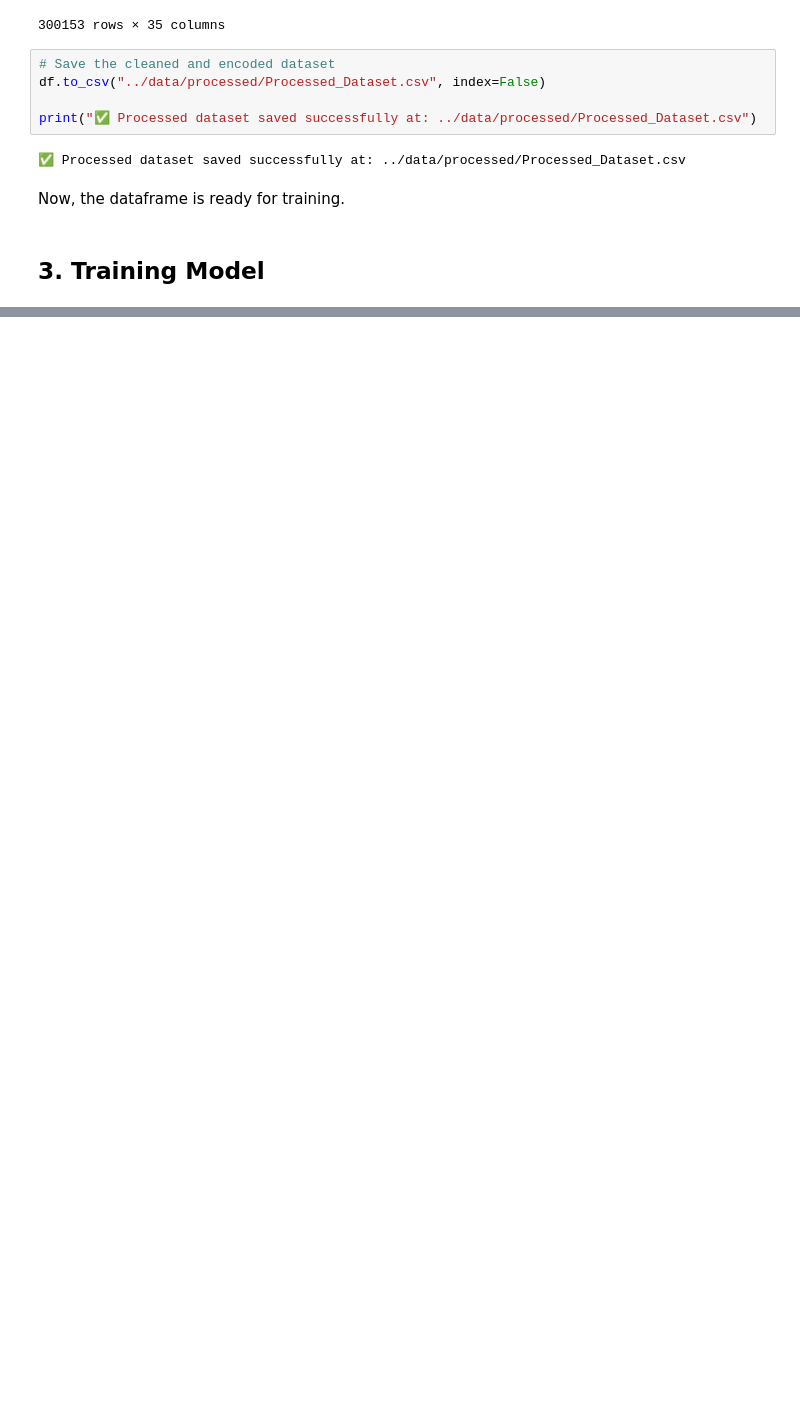
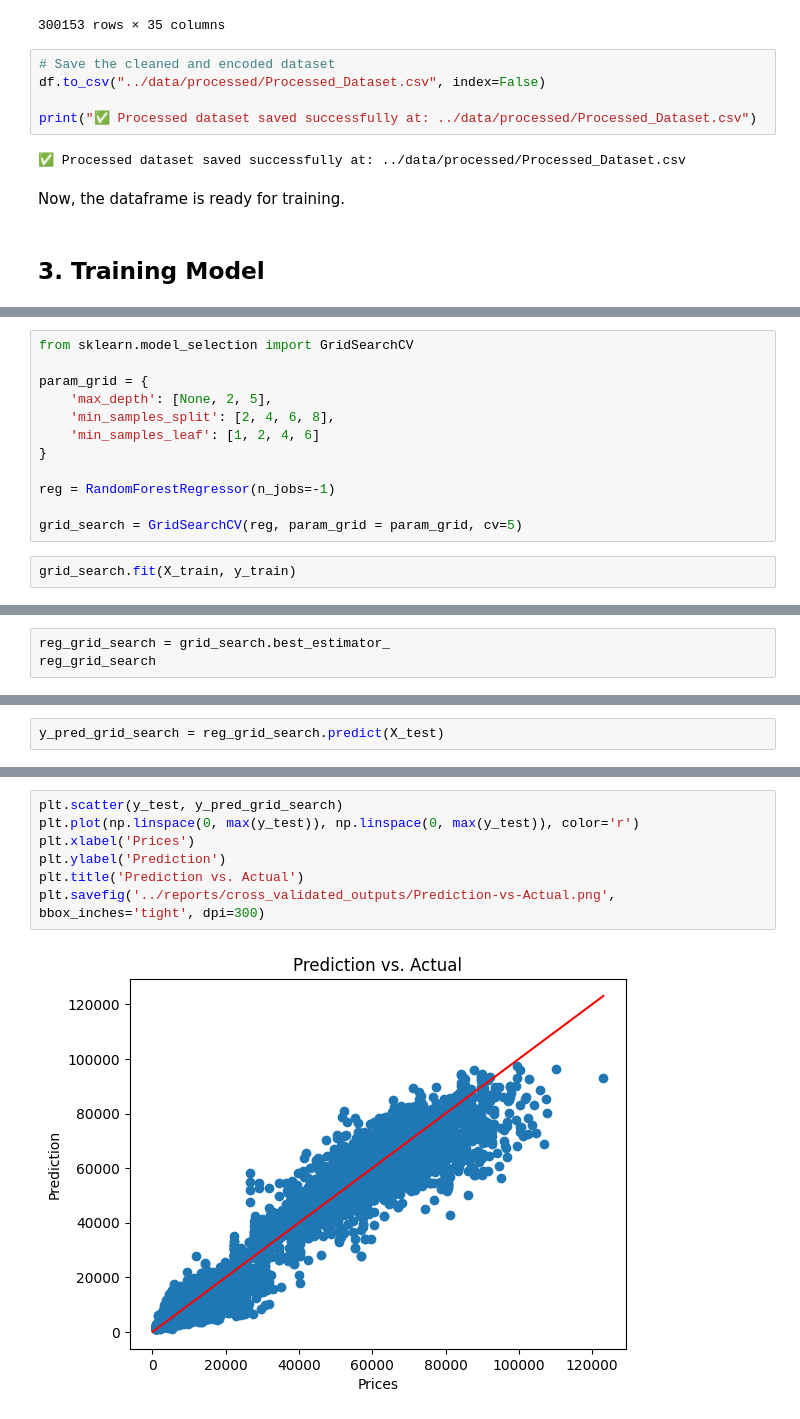
Before and after one commit to romemaliwat/Flight-Price-Prediction, a Jupyter notebook: notebooks/01_data_exploration.ipynb, the cells around one changed output, grey strips where cells are left out. Saved outputs shown, nothing was run; the diff lists cells and outputs as text; blank space fills up the shorter version.

```diff
--- a/notebooks/01_data_exploration.ipynb
+++ b/notebooks/01_data_exploration.ipynb
@@ -257,0 +382,14 @@ Now, the dataframe is ready for training.
+# %%
+from sklearn.model_selection import GridSearchCV
+
+param_grid = {
+    'max_depth': [None, 2, 5],
+    'min_samples_split': [2, 4, 6, 8],
+    'min_samples_leaf': [1, 2, 4, 6]
+}
+
+reg = RandomForestRegressor(n_jobs=-1)
+
+grid_search = GridSearchCV(reg, param_grid = param_grid, cv=5)
+# %%
+grid_search.fit(X_train, y_train)
@@ -257,0 +405,3 @@ Now, the dataframe is ready for training.
+# %%
+reg_grid_search = grid_search.best_estimator_
+reg_grid_search
@@ -257,0 +414,2 @@ Now, the dataframe is ready for training.
+# %%
+y_pred_grid_search = reg_grid_search.predict(X_test)
@@ -257,0 +426,9 @@ Now, the dataframe is ready for training.
+# %%
+plt.scatter(y_test, y_pred_grid_search)
+plt.plot(np.linspace(0, max(y_test)), np.linspace(0, max(y_test)), color='r')
+plt.xlabel('Prices')
+plt.ylabel('Prediction')
+plt.title('Prediction vs. Actual')
+plt.savefig('../reports/cross_validated_outputs/Prediction-vs-Actual.png', bbox_inches='tight', dpi=300)
+# %% [output]
+[figure, added]
```
Also changed, not shown: parts of 25 cells of this notebook, 4 other files.
